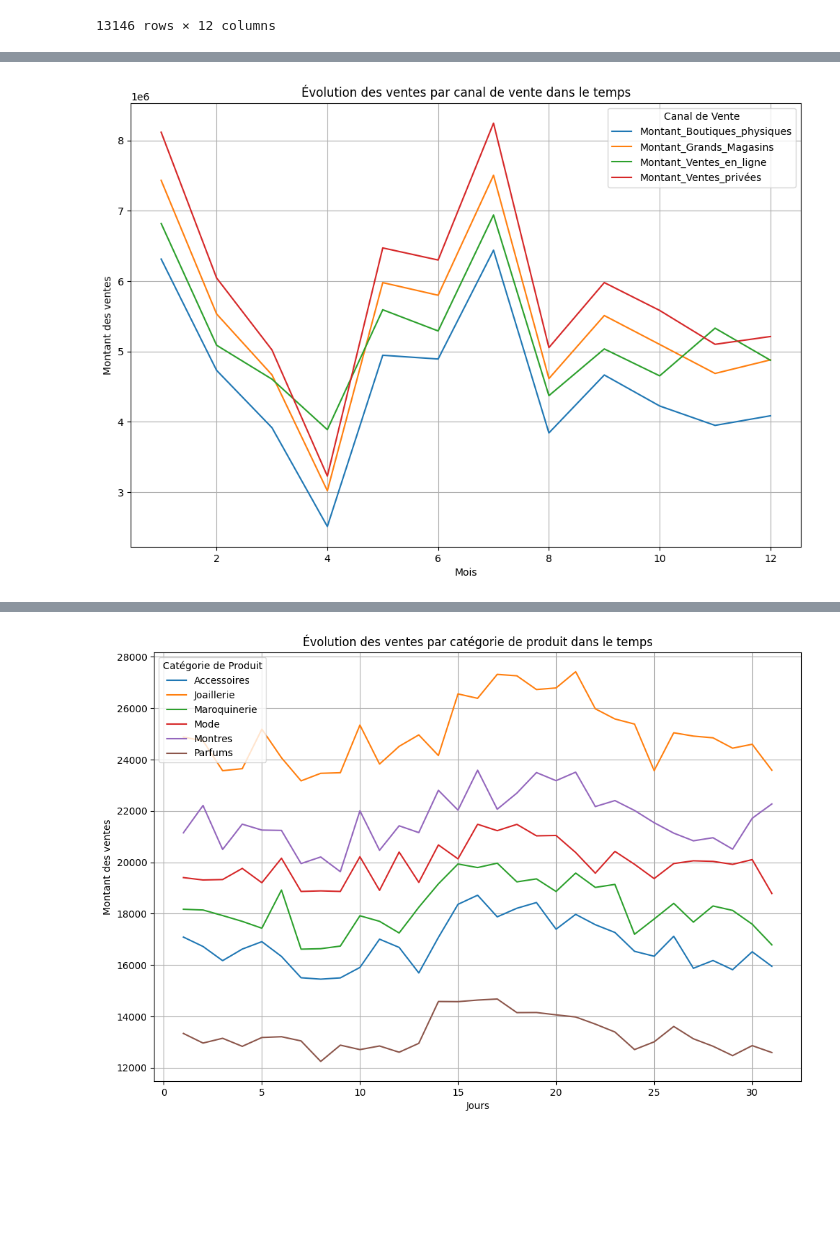
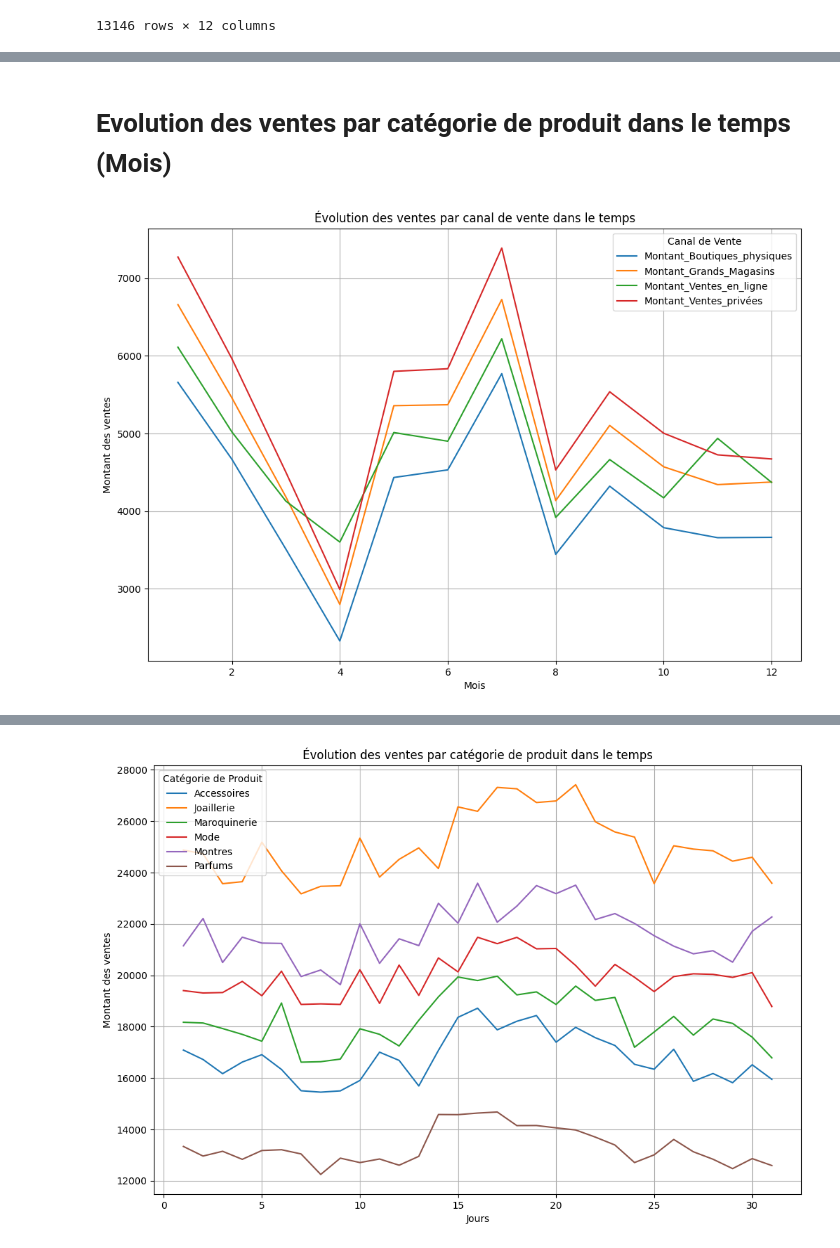
Before and after one commit to quentinepitechdigital/proj-spe, a Jupyter notebook: main.ipynb, the cells around one changed output, grey strips where cells are left out. Saved outputs shown, nothing was run; the diff lists cells and outputs as text; code cells hidden in the pictures; blank space fills up the shorter version.

```diff
--- a/main.ipynb
+++ b/main.ipynb
@@ -329,27 +457,29 @@ df
+# %% [markdown]
+# Evolution des ventes par catégorie de produit dans le temps (Mois)
 # %%
 # Calcul des ventes totales par canal de vente pour chaque mois
 df_grouped = df.groupby(['Mois']).agg({
-    'Montant_Boutiques_physiques': 'sum',
-    'Montant_Grands_Magasins': 'sum',
-    'Montant_Ventes_en_ligne': 'sum',
-    'Montant_Ventes_privées': 'sum'
+    'Montant_Boutiques_physiques': 'mean',
+    'Montant_Grands_Magasins': 'mean',
+    'Montant_Ventes_en_ligne': 'mean',
+    'Montant_Ventes_privées': 'mean'
 }).reset_index()
 
 # Créer le graphique en lignes multiples pour chaque canal de vente
 plt.figure(figsize=(12, 8))
 
 # Tracer chaque canal de vente
 for channel in ['Montant_Boutiques_physiques', 'Montant_Grands_Magasins', 'Montant_Ventes_en_ligne', 'Montant_Ventes_privées']:
     plt.plot(df_grouped['Mois'], df_grouped[channel], label=channel)
 
 # Ajouter un titre et des labels aux axes
 plt.title("Évolution des ventes par canal de vente dans le temps")
 plt.xlabel("Mois")
 plt.ylabel("Montant des ventes")
 plt.legend(title="Canal de Vente")
 plt.grid(True)
 
 # Afficher le graphique
 plt.show()
 # %% [output]
-[figure, old version]
+[figure, new version]
```
Also changed, not shown: parts of 63 cells of this notebook.
